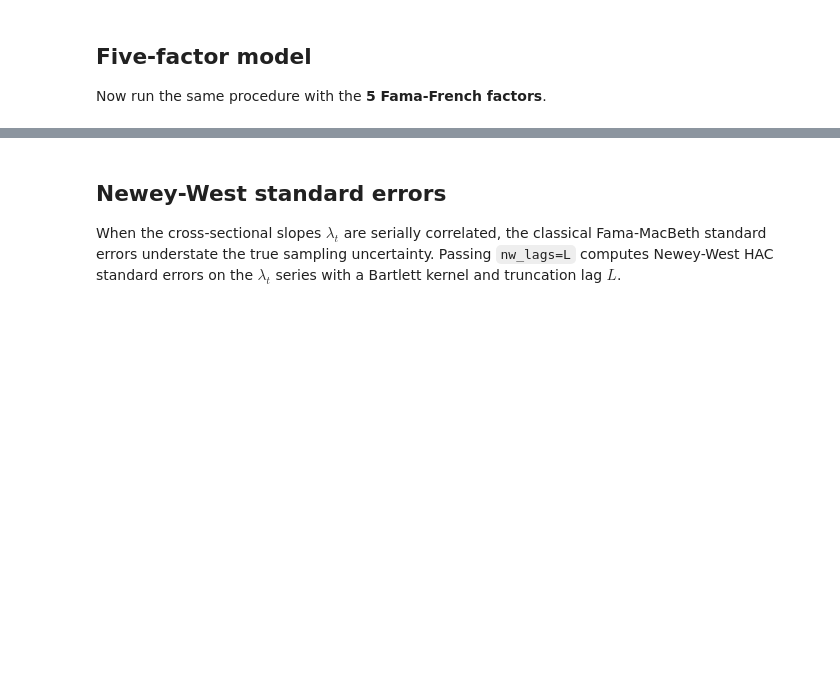
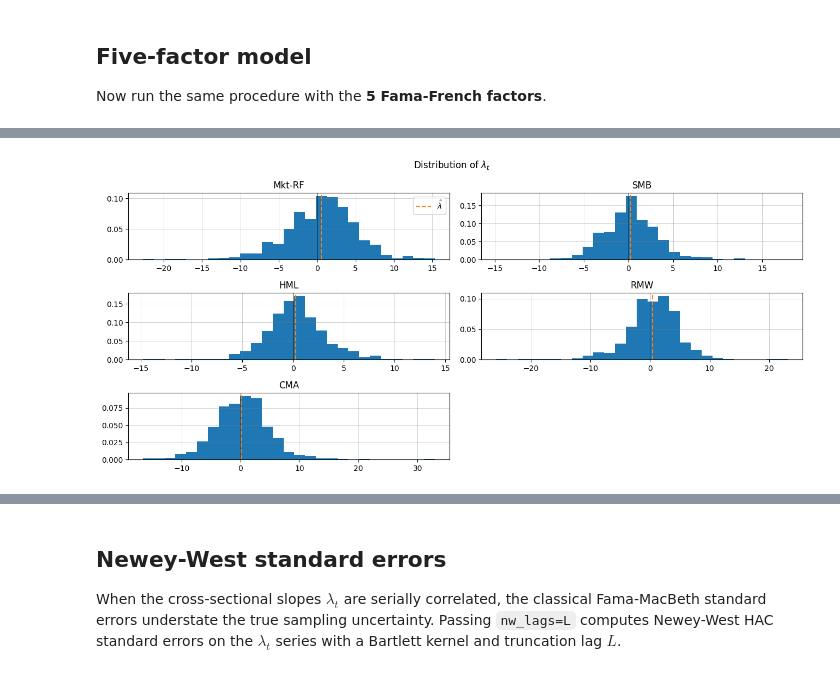
Before and after one commit to gusamarante/empfin, a Jupyter notebook: examples/fama_macbeth.ipynb, the cells around one changed output, grey strips where cells are left out. Saved outputs shown, nothing was run; the diff lists cells and outputs as text; code cells hidden in the pictures; blank space fills up the shorter version.

```diff
--- a/examples/fama_macbeth.ipynb
+++ b/examples/fama_macbeth.ipynb
@@ -109,0 +114,4 @@ fm_5f.plot_alpha_pred(title="Fama-MacBeth - 5-Factor Model")
+# %%
+fm_5f.plot_lambdas_hist(title=r"Distribution of $\lambda_t$")
+# %% [output]
+[figure, added]
```
Also changed, not shown: parts of 21 cells of this notebook, 3 other files.
